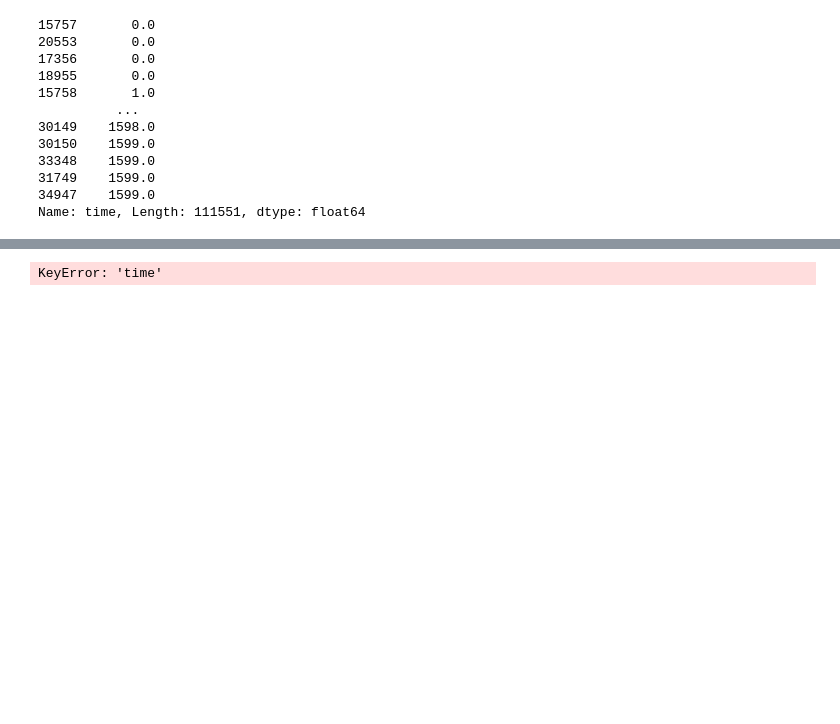
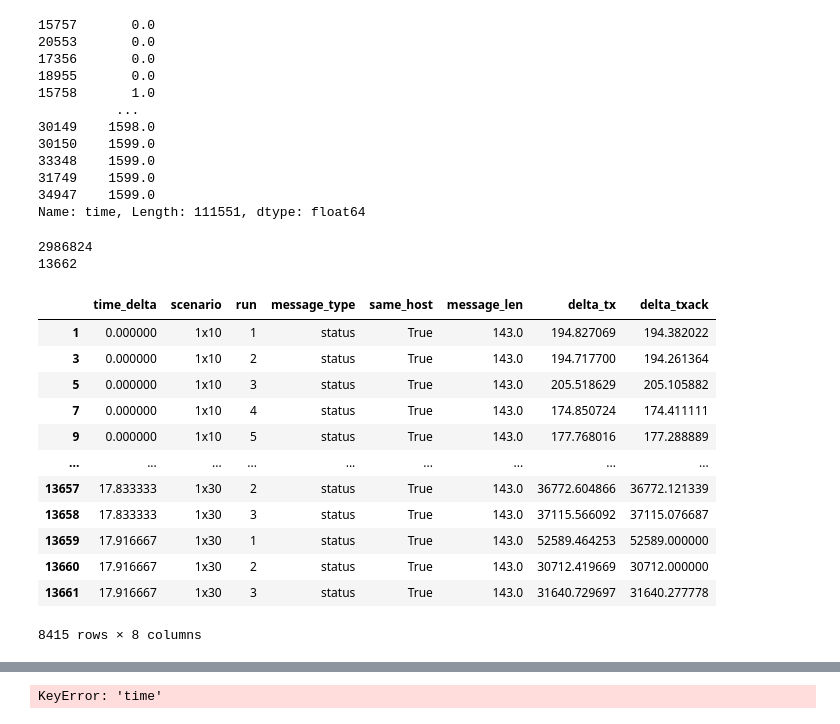
Before and after one commit to stendler/tootbench, a Jupyter notebook: analysis/plot.ipynb, the cells around one changed output, grey strips where cells are left out. Saved outputs shown, nothing was run; the diff lists cells and outputs as text; code cells hidden in the pictures; blank space fills up the shorter version.

```diff
--- a/analysis/plot.ipynb
+++ b/analysis/plot.ipynb
@@ -47,7 +47,7 @@ dio = DiskIO(folder, False)
 #docker = DockerStats(folder, False)
 io = CpuIO(folder, False)
 ping = Ping(folder,False)
-#toot = Tootbench(folder, False)
+toot = Tootbench(folder, False)
 # %% [output]
 initializing vmstat
 initialized. vmstat
@@ -74,3 +76,24 @@ print(vm.df["time"])
 31749    1599.0
 34947    1599.0
 Name: time, Length: 111551, dtype: float64
+# %%
+client_data_window = window.tumble(["scenario", "run", "message_type", "same_host"], time_column="time_delta", unit="m")
+# %%
+df = filter.of(client_data_window, filter.column("message_type", value="status"))(toot.df)
+df
+# %% [output]
+2986824
+13662
+|  | time_delta | scenario | run | message_type | same_host | message_len | delta_tx | delta_txack |
+| 1 | 0.000000 | 1x10 | 1 | status | True | 143.0 | 194.827069 | 194.382022 |
+| 3 | 0.000000 | 1x10 | 2 | status | True | 143.0 | 194.717700 | 194.261364 |
+| 5 | 0.000000 | 1x10 | 3 | status | True | 143.0 | 205.518629 | 205.105882 |
+| 7 | 0.000000 | 1x10 | 4 | status | True | 143.0 | 174.850724 | 174.411111 |
+| 9 | 0.000000 | 1x10 | 5 | status | True | 143.0 | 177.768016 | 177.288889 |
+| ... | ... | ... | ... | ... | ... | ... | ... | ... |
+| 13657 | 17.833333 | 1x30 | 2 | status | True | 143.0 | 36772.604866 | 36772.121339 |
+| 13658 | 17.833333 | 1x30 | 3 | status | True | 143.0 | 37115.566092 | 37115.076687 |
+| 13659 | 17.916667 | 1x30 | 1 | status | True | 143.0 | 52589.464253 | 52589.000000 |
+| 13660 | 17.916667 | 1x30 | 2 | status | True | 143.0 | 30712.419669 | 30712.000000 |
+| 13661 | 17.916667 | 1x30 | 3 | status | True | 143.0 | 31640.729697 | 31640.277778 |
+8415 rows × 8 columns
```
Also changed, not shown: parts of 4 cells of this notebook.
